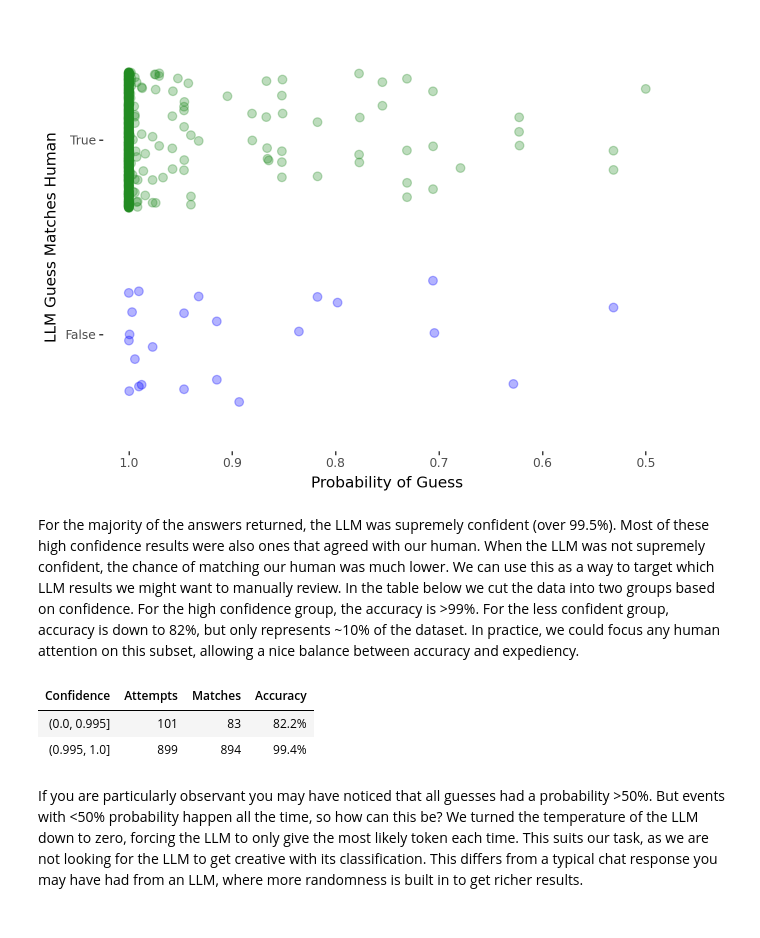
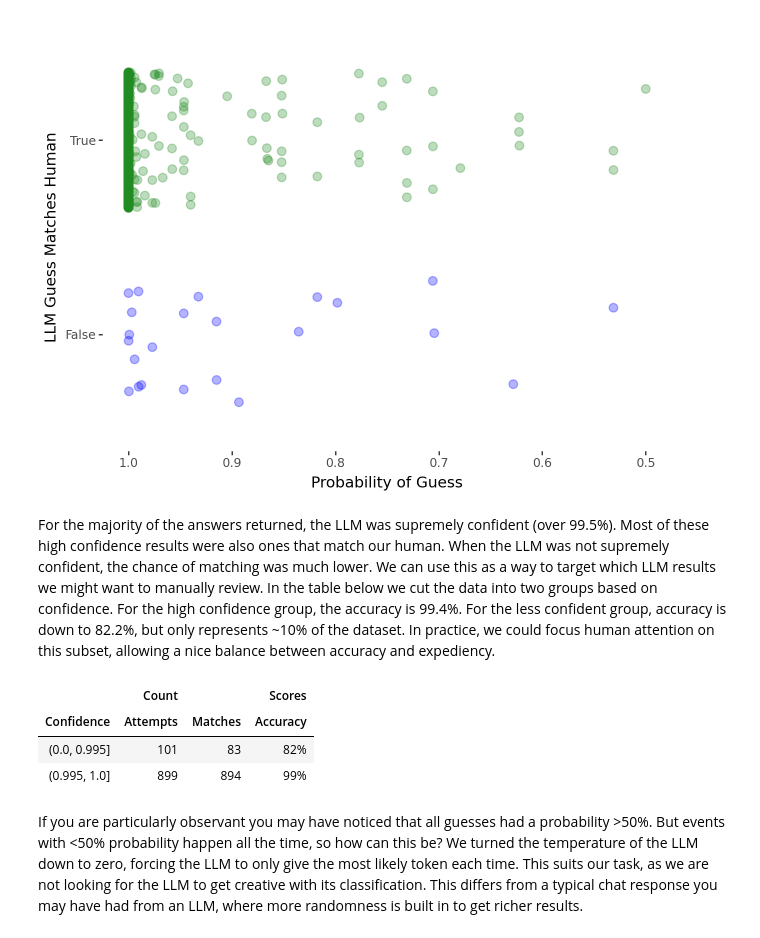
Before and after one commit to IFoA-LifeAI/LLM_ClaimClassification_Article, a Jupyter notebook: Article.ipynb, the cells around one changed output. Saved outputs shown, nothing was run; the diff lists cells and outputs as text; code cells hidden in the pictures.

Commit message:
Reduce height of bars in tables. Slight article changes

```diff
--- a/Article.ipynb
+++ b/Article.ipynb
@@ -159,29 +167,37 @@ rec["match"] = rec["category_human"] == rec["category"]
 # %% [output]
 [figure]
 # %% [markdown]
-For the majority of the answers returned, the LLM was supremely confident (over 99.5%). Most of these high confidence results were also ones that agreed with our human. When the LLM was not supremely confident, the chance of matching our human was much lower. We can use this as a way to target which LLM results we might want to manually review. In the table below we cut the data into two groups based on confidence. For the high confidence group, the accuracy is >99%. For the less confident group, accuracy is down to 82%, but only represents ~10% of the dataset. In practice, we could focus any human attention on this subset, allowing a nice balance between accuracy and expediency.
+For the majority of the answers returned, the LLM was supremely confident (over 99.5%). Most of these high confidence results were also ones that match our human. When the LLM was not supremely confident, the chance of matching was much lower. We can use this as a way to target which LLM results we might want to manually review. In the table below we cut the data into two groups based on confidence. For the high confidence group, the accuracy is 99.4%. For the less confident group, accuracy is down to 82.2%, but only represents ~10% of the dataset. In practice, we could focus human attention on this subset, allowing a nice balance between accuracy and expediency.
 # %%
+
 rec["confidence_band"] = pd.cut(rec["confidence"], bins=[0, 0.995, 1.0])
 
 accuracy_df = rec.groupby("confidence_band", observed=False)[
     "match"].aggregate(["count", "sum", "mean"])
 
-accuracy_gt = gt.GT(accuracy_df.reset_index())
-accuracy_gt = accuracy_gt.fmt_percent(["mean"], decimals=1)
 
-(accuracy_gt.cols_label(
-    {
-        "confidence_band": "Confidence",
-        "count": "Attempts",
-        "sum": "Matches",
-        "mean": "Accuracy"
-    }
+
+accuracy_df = (
+    accuracy_df.reset_index()
+    .rename(columns={ "confidence_band": "Confidence",
+                        "count": "Attempts",
+                        "sum": "Matches",
+                        "mean": "Accuracy" })
+    )
+
+
+accuracy_df.columns = pd.MultiIndex.from_tuples(
+    [("", "Confidence")] +
+    [("Count", c) for c in accuracy_df.columns[1:3]] +
+    [("Scores", c) for c in accuracy_df.columns[3:]]
 )
-)
+
+style_table(accuracy_df)
 # %% [output]
+|  | Count |  | Scores |
 | Confidence | Attempts | Matches | Accuracy |
-| (0.0, 0.995] | 101 | 83 | 82.2% |
-| (0.995, 1.0] | 899 | 894 | 99.4% |
+| (0.0, 0.995] | 101 | 83 | 82% |
+| (0.995, 1.0] | 899 | 894 | 99% |
 # %% [markdown]
 If you are particularly observant you may have noticed that all guesses had a probability >50%. But events with <50% probability happen all the time, so how can this be? We turned the temperature of the LLM down to zero, forcing the LLM to only give the most likely token each time. This suits our task, as we are not looking for the LLM to get creative with its classification. This differs from a typical chat response you may have had from an LLM, where more randomness is built in to get richer results.
 # %% [markdown]
```
Also changed, not shown: parts of 7 cells of this notebook, 2 other files.
